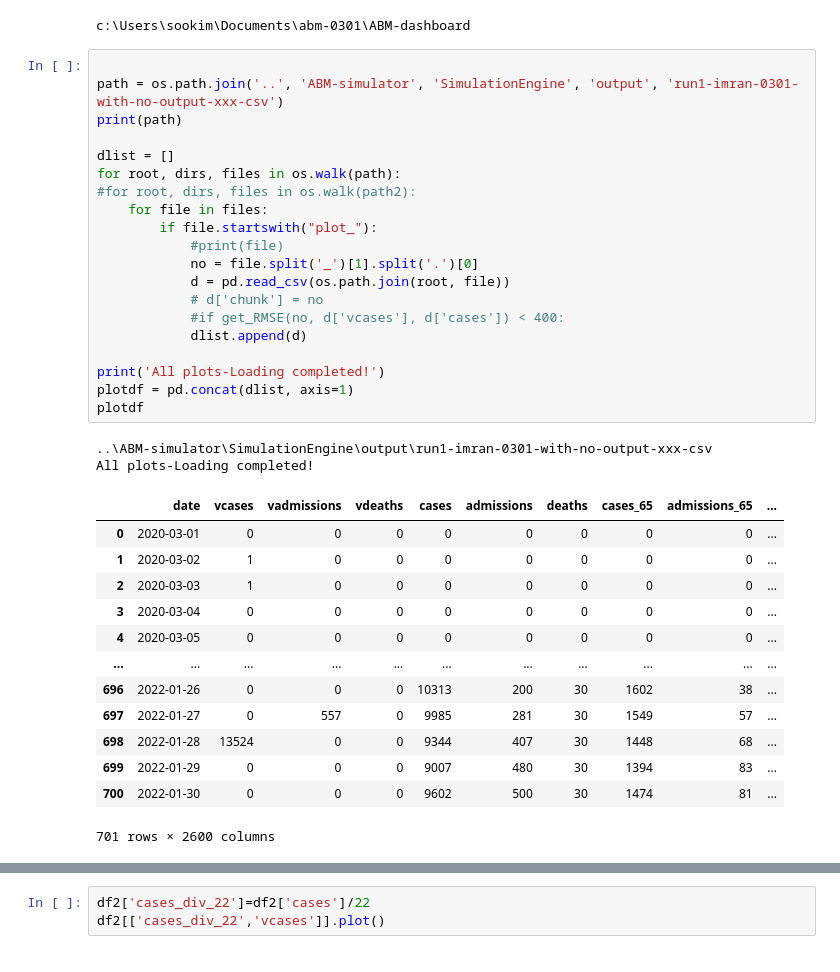
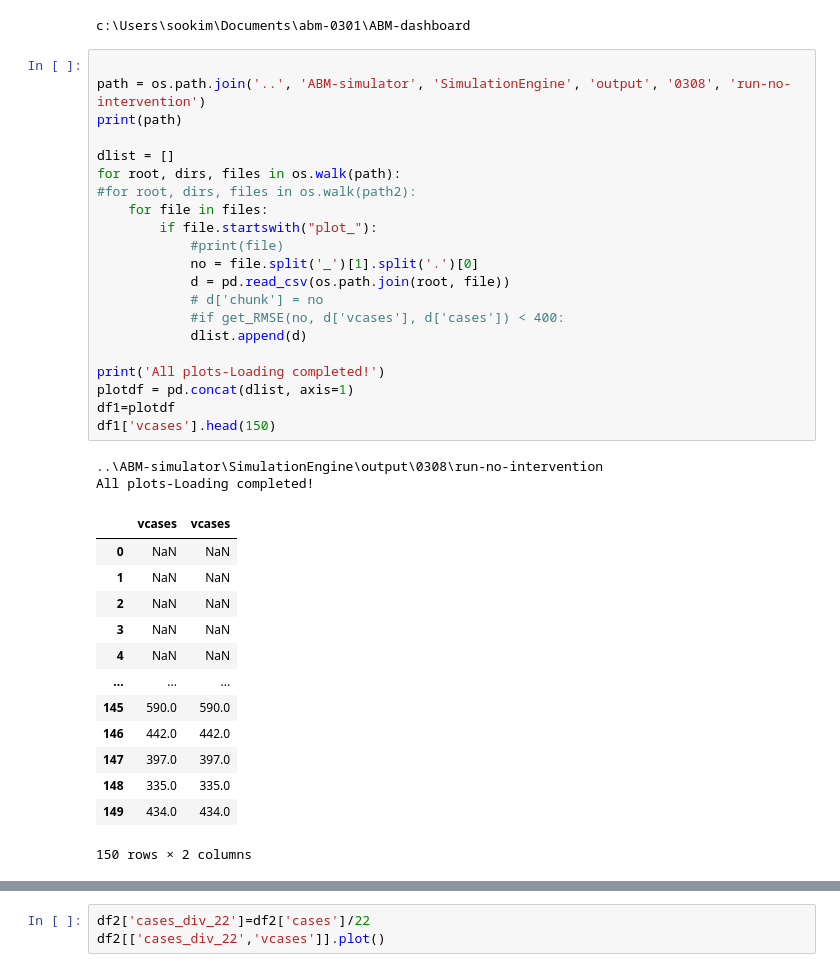
Before and after one commit to EdwinMichaelLab/ABM-dashboard, a Jupyter notebook: time-plots-test.ipynb, the cells around one changed output, grey strips where cells are left out. Saved outputs shown, nothing was run; the diff lists cells and outputs as text.

```diff
--- a/time-plots-test.ipynb
+++ b/time-plots-test.ipynb
@@ -39,40 +39,41 @@ print(os.getcwd())
 c:\Users\sookim\Documents\abm-0301\ABM-dashboard
 # %%
 
-path = os.path.join('..', 'ABM-simulator', 'SimulationEngine', 'output', 'run1-imran-0301-with-no-output-xxx-csv')
+path = os.path.join('..', 'ABM-simulator', 'SimulationEngine', 'output', '0308', 'run-no-intervention')
 print(path)
 
 dlist = []
 for root, dirs, files in os.walk(path):
 #for root, dirs, files in os.walk(path2):
     for file in files:
         if file.startswith("plot_"):
             #print(file)
             no = file.split('_')[1].split('.')[0]
             d = pd.read_csv(os.path.join(root, file))
             # d['chunk'] = no
             #if get_RMSE(no, d['vcases'], d['cases']) < 400:
             dlist.append(d)
 
 print('All plots-Loading completed!')
 plotdf = pd.concat(dlist, axis=1)
-plotdf
+df1=plotdf
+df1['vcases'].head(150)
 # %% [output]
-..\ABM-simulator\SimulationEngine\output\run1-imran-0301-with-no-output-xxx-csv
+..\ABM-simulator\SimulationEngine\output\0308\run-no-intervention
 All plots-Loading completed!
-|  | date | vcases | vadmissions | vdeaths | cases | admissions | deaths | cases_65 | admissions_65 | ... |
-| 0 | 2020-03-01 | 0 | 0 | 0 | 0 | 0 | 0 | 0 | 0 | ... |
-| 1 | 2020-03-02 | 1 | 0 | 0 | 0 | 0 | 0 | 0 | 0 | ... |
-| 2 | 2020-03-03 | 1 | 0 | 0 | 0 | 0 | 0 | 0 | 0 | ... |
-| 3 | 2020-03-04 | 0 | 0 | 0 | 0 | 0 | 0 | 0 | 0 | ... |
-| 4 | 2020-03-05 | 0 | 0 | 0 | 0 | 0 | 0 | 0 | 0 | ... |
-| ... | ... | ... | ... | ... | ... | ... | ... | ... | ... | ... |
-| 696 | 2022-01-26 | 0 | 0 | 0 | 10313 | 200 | 30 | 1602 | 38 | ... |
-| 697 | 2022-01-27 | 0 | 557 | 0 | 9985 | 281 | 30 | 1549 | 57 | ... |
-| 698 | 2022-01-28 | 13524 | 0 | 0 | 9344 | 407 | 30 | 1448 | 68 | ... |
-| 699 | 2022-01-29 | 0 | 0 | 0 | 9007 | 480 | 30 | 1394 | 83 | ... |
-| 700 | 2022-01-30 | 0 | 0 | 0 | 9602 | 500 | 30 | 1474 | 81 | ... |
+|  | vcases | vcases |
+| 0 | NaN | NaN |
+| 1 | NaN | NaN |
+| 2 | NaN | NaN |
+| 3 | NaN | NaN |
+| 4 | NaN | NaN |
+| ... | ... | ... |
+| 145 | 590.0 | 590.0 |
+| 146 | 442.0 | 442.0 |
+| 147 | 397.0 | 397.0 |
+| 148 | 335.0 | 335.0 |
+| 149 | 434.0 | 434.0 |
-701 rows × 2600 columns
+150 rows × 2 columns
 # %%
 plotdf.drop('date', axis=1, inplace=True)
 plotdf['date']=dlist[0]['date'].tolist()
```
Also changed, not shown: parts of 7 cells of this notebook, 1 other file.
